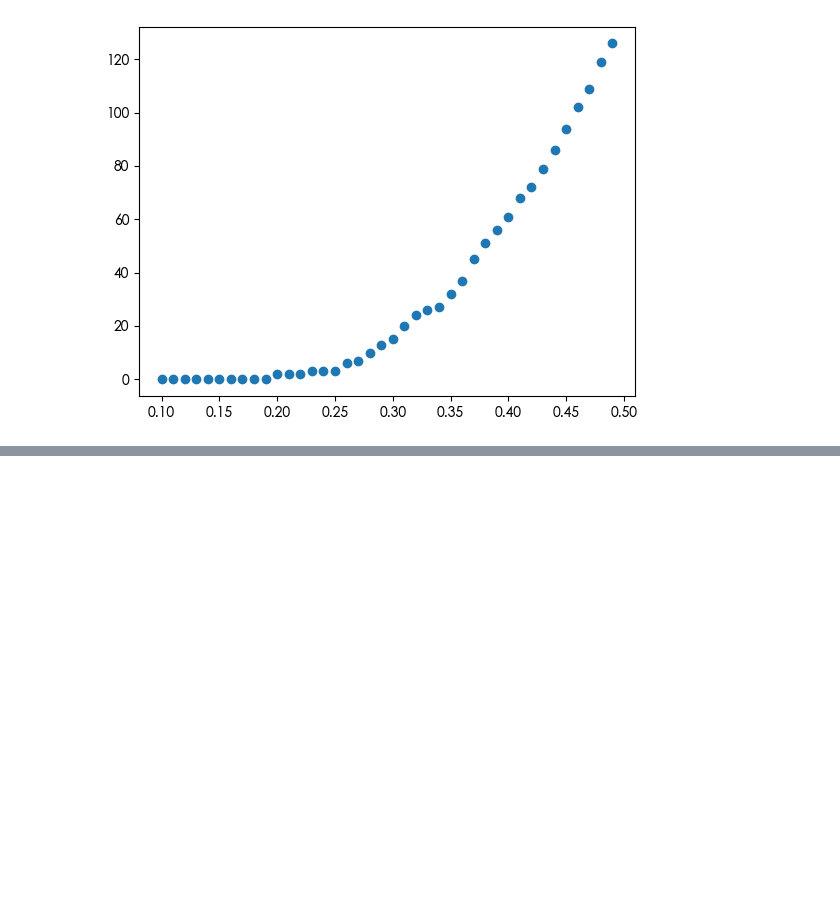
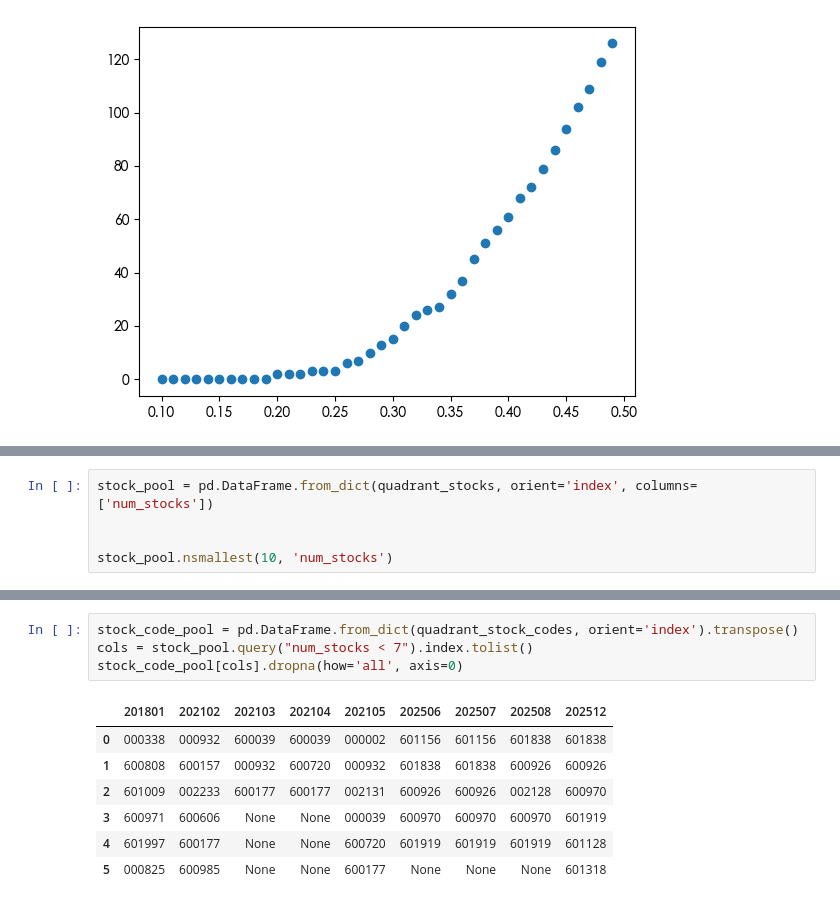
Before and after one commit to ProfessorErdo/stock-trend-tracker, a Jupyter notebook: notebooks/four_quadrants.ipynb, the cells around one changed output, grey strips where cells are left out. Cells and saved outputs as stored; diff of their text form; blank space fills up the shorter version.

```diff
--- a/notebooks/four_quadrants.ipynb
+++ b/notebooks/four_quadrants.ipynb
@@ -287,0 +303,5 @@ plt.scatter(quadrant_stocks.keys(), quadrant_stocks.values())
+# %%
+stock_pool = pd.DataFrame.from_dict(quadrant_stocks, orient='index', columns=['num_stocks'])
+
+
+stock_pool.nsmallest(10, 'num_stocks')
@@ -287,0 +320,12 @@ plt.scatter(quadrant_stocks.keys(), quadrant_stocks.values())
+# %%
+stock_code_pool = pd.DataFrame.from_dict(quadrant_stock_codes, orient='index').transpose()
+cols = stock_pool.query("num_stocks < 7").index.tolist()
+stock_code_pool[cols].dropna(how='all', axis=0)
+# %% [output]
+|  | 201801 | 202102 | 202103 | 202104 | 202105 | 202506 | 202507 | 202508 | 202512 |
+| 0 | 000338 | 000932 | 600039 | 600039 | 000002 | 601156 | 601156 | 601838 | 601838 |
+| 1 | 600808 | 600157 | 000932 | 600720 | 000932 | 601838 | 601838 | 600926 | 600926 |
+| 2 | 601009 | 002233 | 600177 | 600177 | 002131 | 600926 | 600926 | 002128 | 600970 |
+| 3 | 600971 | 600606 | None | None | 000039 | 600970 | 600970 | 600970 | 601919 |
+| 4 | 601997 | 600177 | None | None | 600720 | 601919 | 601919 | 601919 | 601128 |
+| 5 | 000825 | 600985 | None | None | 600177 | None | None | None | 601318 |
```
Also changed, not shown: parts of 11 cells of this notebook, 1 other file.
